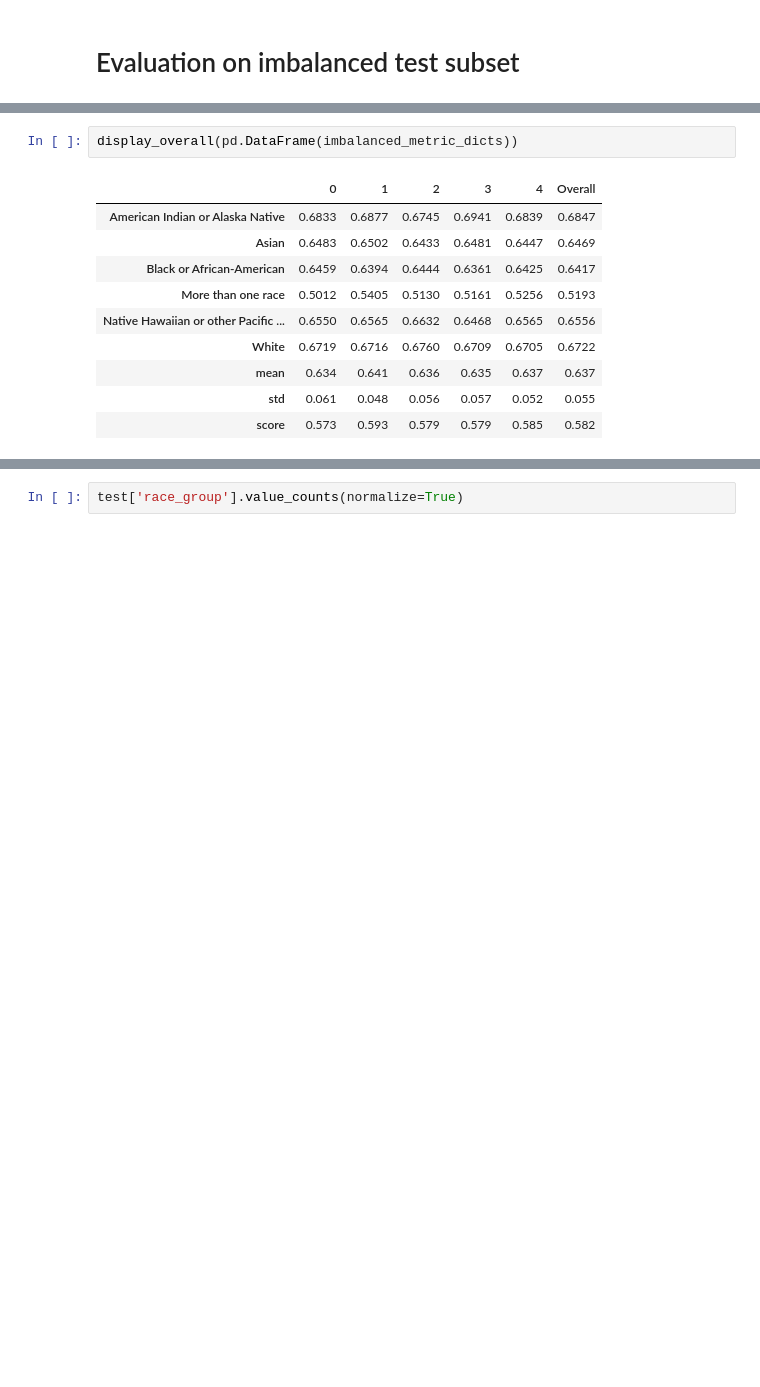
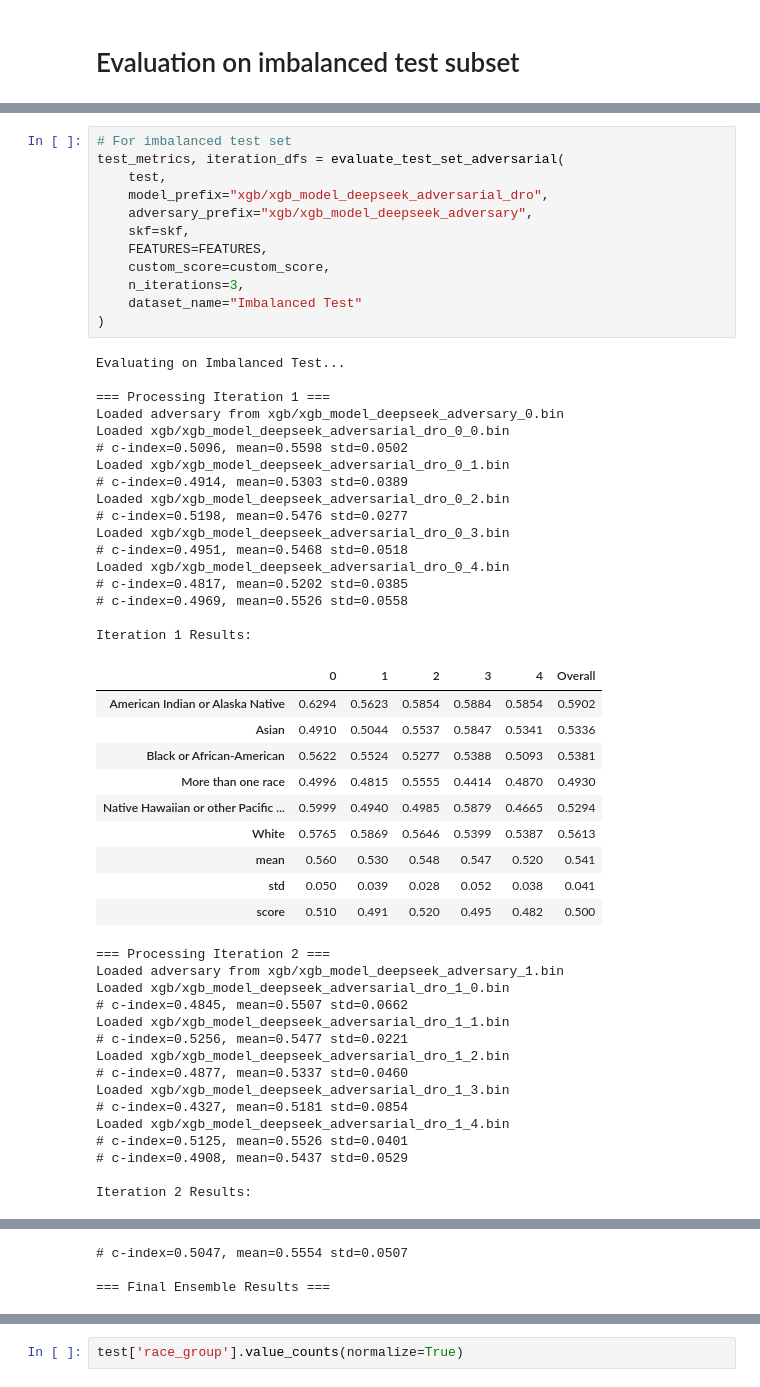
Before and after one commit to awxlong/cibmtr, a Jupyter notebook: awxlong/2_custom_deepseek_adversarial_training_dpo.ipynb, the cells around one changed output, grey strips where cells are left out. Saved outputs shown, nothing was run; the diff lists cells and outputs as text; blank space fills up the shorter version.

```diff
--- a/awxlong/2_custom_deepseek_adversarial_training_dpo.ipynb
+++ b/awxlong/2_custom_deepseek_adversarial_training_dpo.ipynb
@@ -568,13 +628,55 @@ imbalanced test set evaluation metric: {'American Indian or Alaska Native': 0.68
-# %%
-display_overall(pd.DataFrame(imbalanced_metric_dicts))
-# %% [output]
-|  | 0 | 1 | 2 | 3 | 4 | Overall |
-| American Indian or Alaska Native | 0.6833 | 0.6877 | 0.6745 | 0.6941 | 0.6839 | 0.6847 |
-| Asian | 0.6483 | 0.6502 | 0.6433 | 0.6481 | 0.6447 | 0.6469 |
-| Black or African-American | 0.6459 | 0.6394 | 0.6444 | 0.6361 | 0.6425 | 0.6417 |
-| More than one race | 0.5012 | 0.5405 | 0.5130 | 0.5161 | 0.5256 | 0.5193 |
-| Native Hawaiian or other Pacific ... | 0.6550 | 0.6565 | 0.6632 | 0.6468 | 0.6565 | 0.6556 |
-| White | 0.6719 | 0.6716 | 0.6760 | 0.6709 | 0.6705 | 0.6722 |
-| mean | 0.634 | 0.641 | 0.636 | 0.635 | 0.637 | 0.637 |
-| std | 0.061 | 0.048 | 0.056 | 0.057 | 0.052 | 0.055 |
-| score | 0.573 | 0.593 | 0.579 | 0.579 | 0.585 | 0.582 |
+# %%
+# For imbalanced test set
+test_metrics, iteration_dfs = evaluate_test_set_adversarial(
+    test,
+    model_prefix="xgb/xgb_model_deepseek_adversarial_dro",
+    adversary_prefix="xgb/xgb_model_deepseek_adversary",
+    skf=skf,
+    FEATURES=FEATURES,
+    custom_score=custom_score,
+    n_iterations=3,
+    dataset_name="Imbalanced Test"
+)
+# %% [output]
+Evaluating on Imbalanced Test...
+
+=== Processing Iteration 1 ===
+Loaded adversary from xgb/xgb_model_deepseek_adversary_0.bin
+Loaded xgb/xgb_model_deepseek_adversarial_dro_0_0.bin
+# c-index=0.5096, mean=0.5598 std=0.0502
+Loaded xgb/xgb_model_deepseek_adversarial_dro_0_1.bin
+# c-index=0.4914, mean=0.5303 std=0.0389
+Loaded xgb/xgb_model_deepseek_adversarial_dro_0_2.bin
+# c-index=0.5198, mean=0.5476 std=0.0277
+Loaded xgb/xgb_model_deepseek_adversarial_dro_0_3.bin
+# c-index=0.4951, mean=0.5468 std=0.0518
+Loaded xgb/xgb_model_deepseek_adversarial_dro_0_4.bin
+# c-index=0.4817, mean=0.5202 std=0.0385
+# c-index=0.4969, mean=0.5526 std=0.0558
+
+Iteration 1 Results:
+|  | 0 | 1 | 2 | 3 | 4 | Overall |
+| American Indian or Alaska Native | 0.6294 | 0.5623 | 0.5854 | 0.5884 | 0.5854 | 0.5902 |
+| Asian | 0.4910 | 0.5044 | 0.5537 | 0.5847 | 0.5341 | 0.5336 |
+| Black or African-American | 0.5622 | 0.5524 | 0.5277 | 0.5388 | 0.5093 | 0.5381 |
+| More than one race | 0.4996 | 0.4815 | 0.5555 | 0.4414 | 0.4870 | 0.4930 |
+| Native Hawaiian or other Pacific ... | 0.5999 | 0.4940 | 0.4985 | 0.5879 | 0.4665 | 0.5294 |
+| White | 0.5765 | 0.5869 | 0.5646 | 0.5399 | 0.5387 | 0.5613 |
+| mean | 0.560 | 0.530 | 0.548 | 0.547 | 0.520 | 0.541 |
+| std | 0.050 | 0.039 | 0.028 | 0.052 | 0.038 | 0.041 |
+| score | 0.510 | 0.491 | 0.520 | 0.495 | 0.482 | 0.500 |
+=== Processing Iteration 2 ===
+Loaded adversary from xgb/xgb_model_deepseek_adversary_1.bin
+Loaded xgb/xgb_model_deepseek_adversarial_dro_1_0.bin
+# c-index=0.4845, mean=0.5507 std=0.0662
+Loaded xgb/xgb_model_deepseek_adversarial_dro_1_1.bin
+# c-index=0.5256, mean=0.5477 std=0.0221
+Loaded xgb/xgb_model_deepseek_adversarial_dro_1_2.bin
+# c-index=0.4877, mean=0.5337 std=0.0460
+Loaded xgb/xgb_model_deepseek_adversarial_dro_1_3.bin
+# c-index=0.4327, mean=0.5181 std=0.0854
+Loaded xgb/xgb_model_deepseek_adversarial_dro_1_4.bin
+# c-index=0.5125, mean=0.5526 std=0.0401
+# c-index=0.4908, mean=0.5437 std=0.0529
+
+Iteration 2 Results:
@@ -580,0 +718,3 @@ display_overall(pd.DataFrame(imbalanced_metric_dicts))
+# c-index=0.5047, mean=0.5554 std=0.0507
+
+=== Final Ensemble Results ===
```
Also changed, not shown: parts of 17 cells of this notebook.
